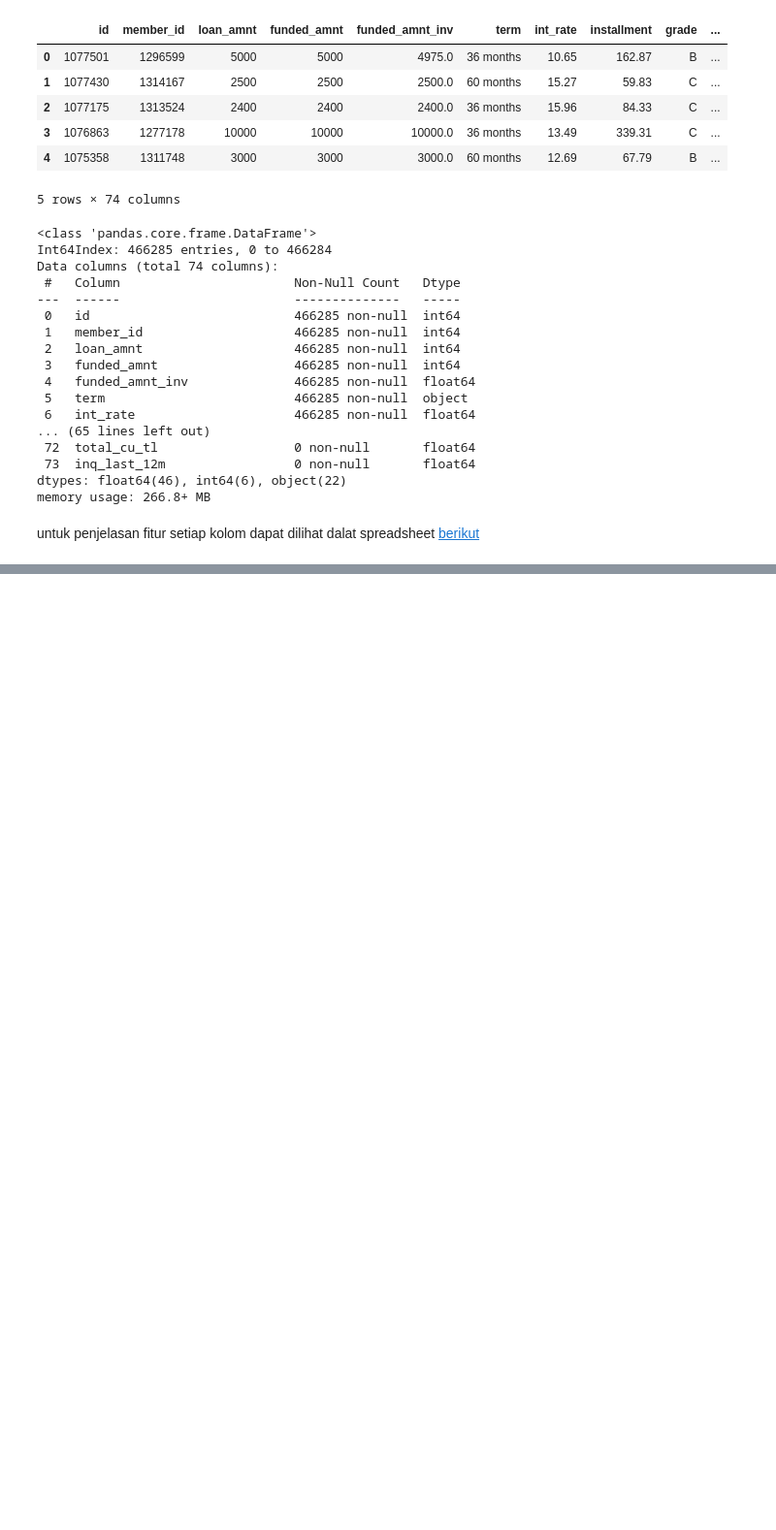
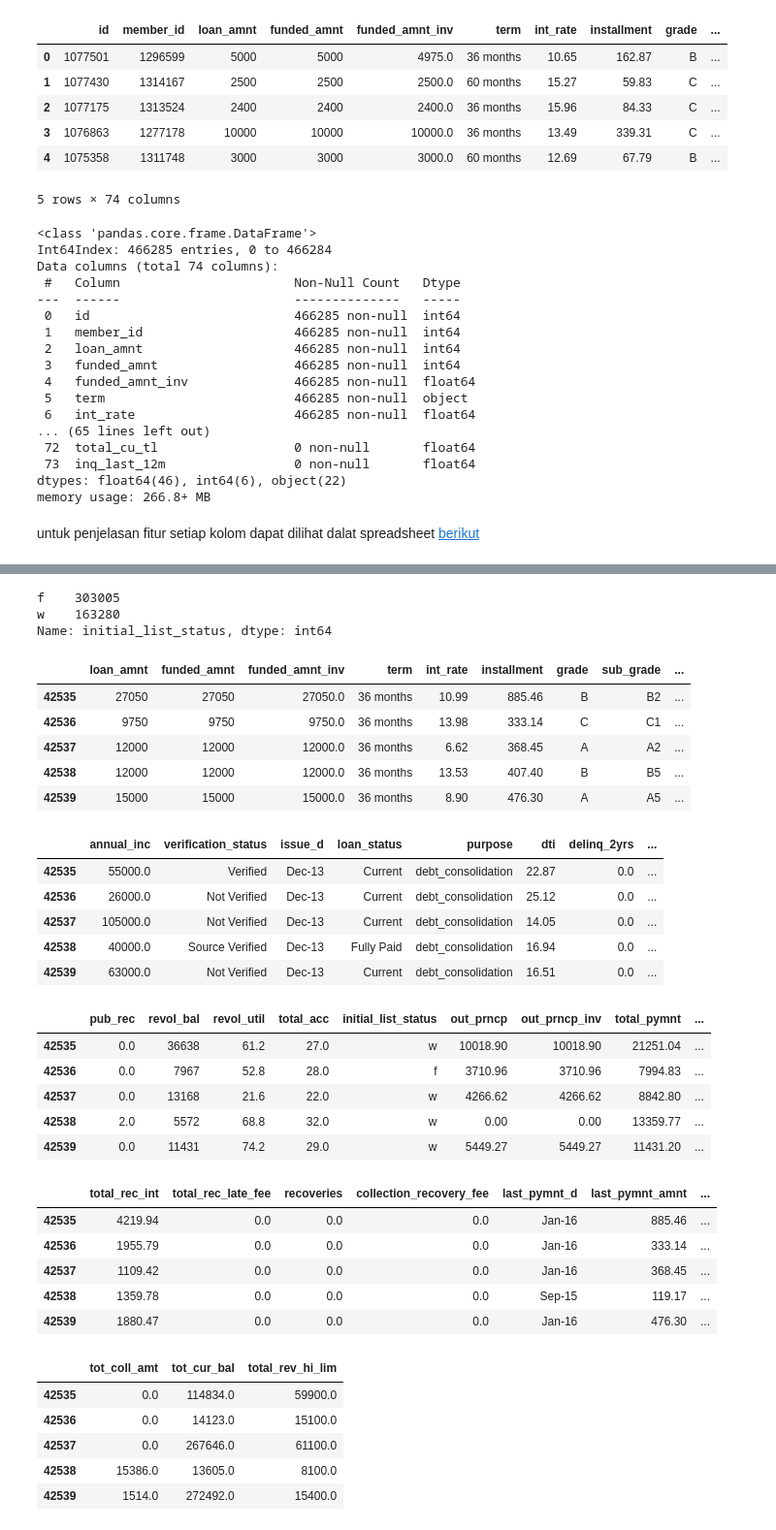
Before and after one commit to muhammadmhmd/Credit-Risk-Prediction, a Jupyter notebook: Credit Risk Prediction.ipynb, the cells around one changed output, grey strips where cells are left out. Shown: that part at 97% size. Cells and saved outputs as stored; diff of their text form; code cells hidden in the pictures; blank space fills up the shorter version.

```diff
--- a/Credit Risk Prediction.ipynb
+++ b/Credit Risk Prediction.ipynb
@@ -55,0 +126,9 @@ untuk penjelasan fitur setiap kolom dapat dilihat dalat spreadsheet [berikut](ht
+# %%
+col_to_drop = ['id', 'member_id', 'addr_state', 'url', 'desc', 'title', 'zip_code', 'emp_title', # drop karna unique value
+               'next_pymnt_d', 'mths_since_last_major_derog', 'mths_since_last_delinq', 'mths_since_last_record', # drop karena jumlah NaN lebih dari setengahnya
+               'pymnt_plan','application_type' # karena fitur imbalance/hanya 1 kelas
+              ]
+df_n = df.drop(col_to_drop,axis =1)
+# %%
+df_n = df_n.dropna()
+len(df_n)
@@ -55,0 +157,43 @@ untuk penjelasan fitur setiap kolom dapat dilihat dalat spreadsheet [berikut](ht
+# %%
+df.initial_list_status.value_counts()
+# %% [output]
+f    303005
+w    163280
+Name: initial_list_status, dtype: int64
+# %%
+display(df_n.iloc[:,:10].head())
+display(df_n.iloc[:,10:20].head())
+display(df_n.iloc[:,20:30].head())
+display(df_n.iloc[:,30:40].head())
+display(df_n.iloc[:,40:].head())
+# %% [output]
+|  | loan_amnt | funded_amnt | funded_amnt_inv | term | int_rate | installment | grade | sub_grade | ... |
+| 42535 | 27050 | 27050 | 27050.0 | 36 months | 10.99 | 885.46 | B | B2 | ... |
+| 42536 | 9750 | 9750 | 9750.0 | 36 months | 13.98 | 333.14 | C | C1 | ... |
+| 42537 | 12000 | 12000 | 12000.0 | 36 months | 6.62 | 368.45 | A | A2 | ... |
+| 42538 | 12000 | 12000 | 12000.0 | 36 months | 13.53 | 407.40 | B | B5 | ... |
+| 42539 | 15000 | 15000 | 15000.0 | 36 months | 8.90 | 476.30 | A | A5 | ... |
+|  | annual_inc | verification_status | issue_d | loan_status | purpose | dti | delinq_2yrs | ... |
+| 42535 | 55000.0 | Verified | Dec-13 | Current | debt_consolidation | 22.87 | 0.0 | ... |
+| 42536 | 26000.0 | Not Verified | Dec-13 | Current | debt_consolidation | 25.12 | 0.0 | ... |
+| 42537 | 105000.0 | Not Verified | Dec-13 | Current | debt_consolidation | 14.05 | 0.0 | ... |
+| 42538 | 40000.0 | Source Verified | Dec-13 | Fully Paid | debt_consolidation | 16.94 | 0.0 | ... |
+| 42539 | 63000.0 | Not Verified | Dec-13 | Current | debt_consolidation | 16.51 | 0.0 | ... |
+|  | pub_rec | revol_bal | revol_util | total_acc | initial_list_status | out_prncp | out_prncp_inv | total_pymnt | ... |
+| 42535 | 0.0 | 36638 | 61.2 | 27.0 | w | 10018.90 | 10018.90 | 21251.04 | ... |
+| 42536 | 0.0 | 7967 | 52.8 | 28.0 | f | 3710.96 | 3710.96 | 7994.83 | ... |
+| 42537 | 0.0 | 13168 | 21.6 | 22.0 | w | 4266.62 | 4266.62 | 8842.80 | ... |
+| 42538 | 2.0 | 5572 | 68.8 | 32.0 | w | 0.00 | 0.00 | 13359.77 | ... |
+| 42539 | 0.0 | 11431 | 74.2 | 29.0 | w | 5449.27 | 5449.27 | 11431.20 | ... |
+|  | total_rec_int | total_rec_late_fee | recoveries | collection_recovery_fee | last_pymnt_d | last_pymnt_amnt | ... |
+| 42535 | 4219.94 | 0.0 | 0.0 | 0.0 | Jan-16 | 885.46 | ... |
+| 42536 | 1955.79 | 0.0 | 0.0 | 0.0 | Jan-16 | 333.14 | ... |
+| 42537 | 1109.42 | 0.0 | 0.0 | 0.0 | Jan-16 | 368.45 | ... |
+| 42538 | 1359.78 | 0.0 | 0.0 | 0.0 | Sep-15 | 119.17 | ... |
+| 42539 | 1880.47 | 0.0 | 0.0 | 0.0 | Jan-16 | 476.30 | ... |
+|  | tot_coll_amt | tot_cur_bal | total_rev_hi_lim |
+| 42535 | 0.0 | 114834.0 | 59900.0 |
+| 42536 | 0.0 | 14123.0 | 15100.0 |
+| 42537 | 0.0 | 267646.0 | 61100.0 |
+| 42538 | 15386.0 | 13605.0 | 8100.0 |
+| 42539 | 1514.0 | 272492.0 | 15400.0 |
```
Also changed, not shown: parts of 24 cells of this notebook.
